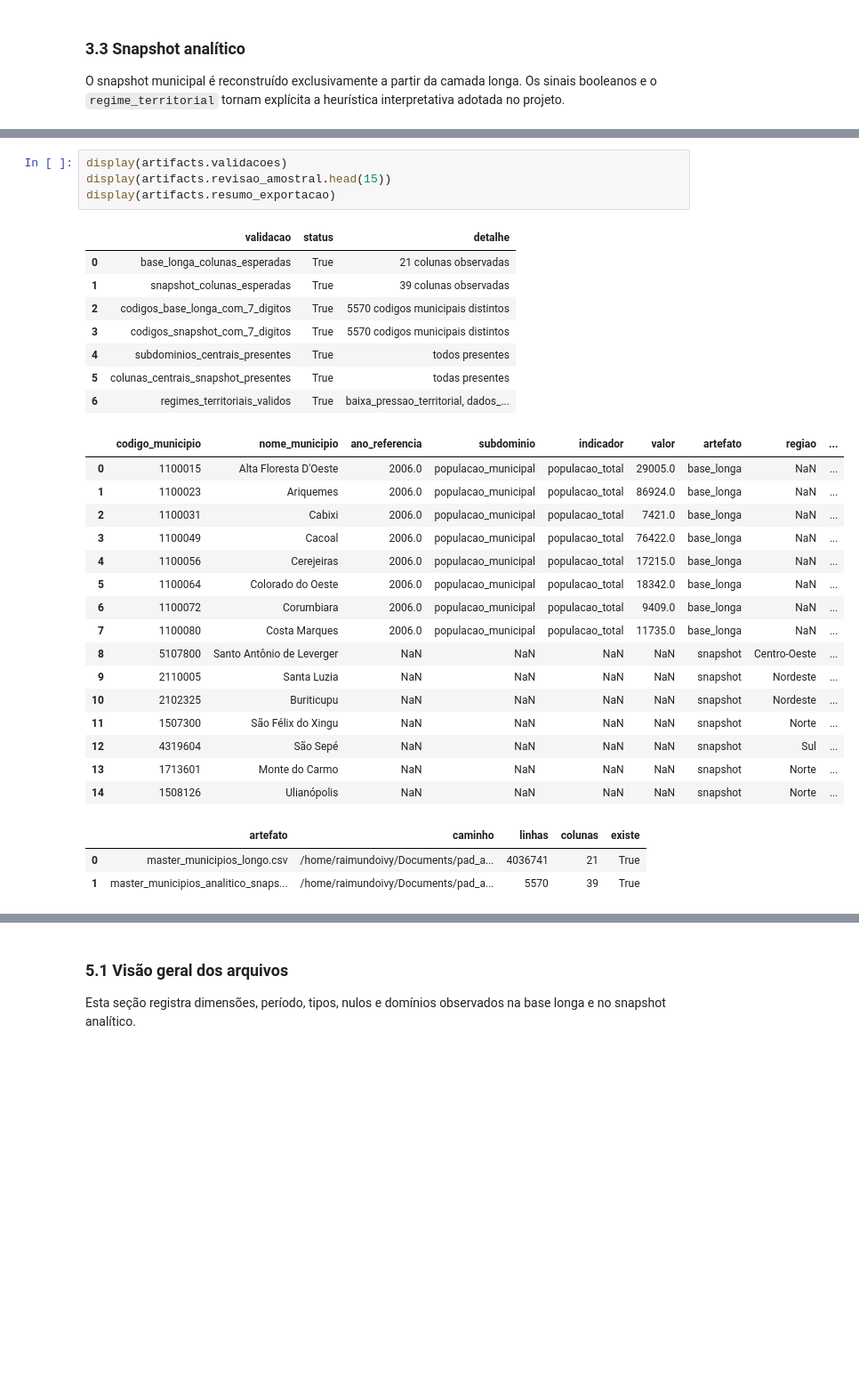
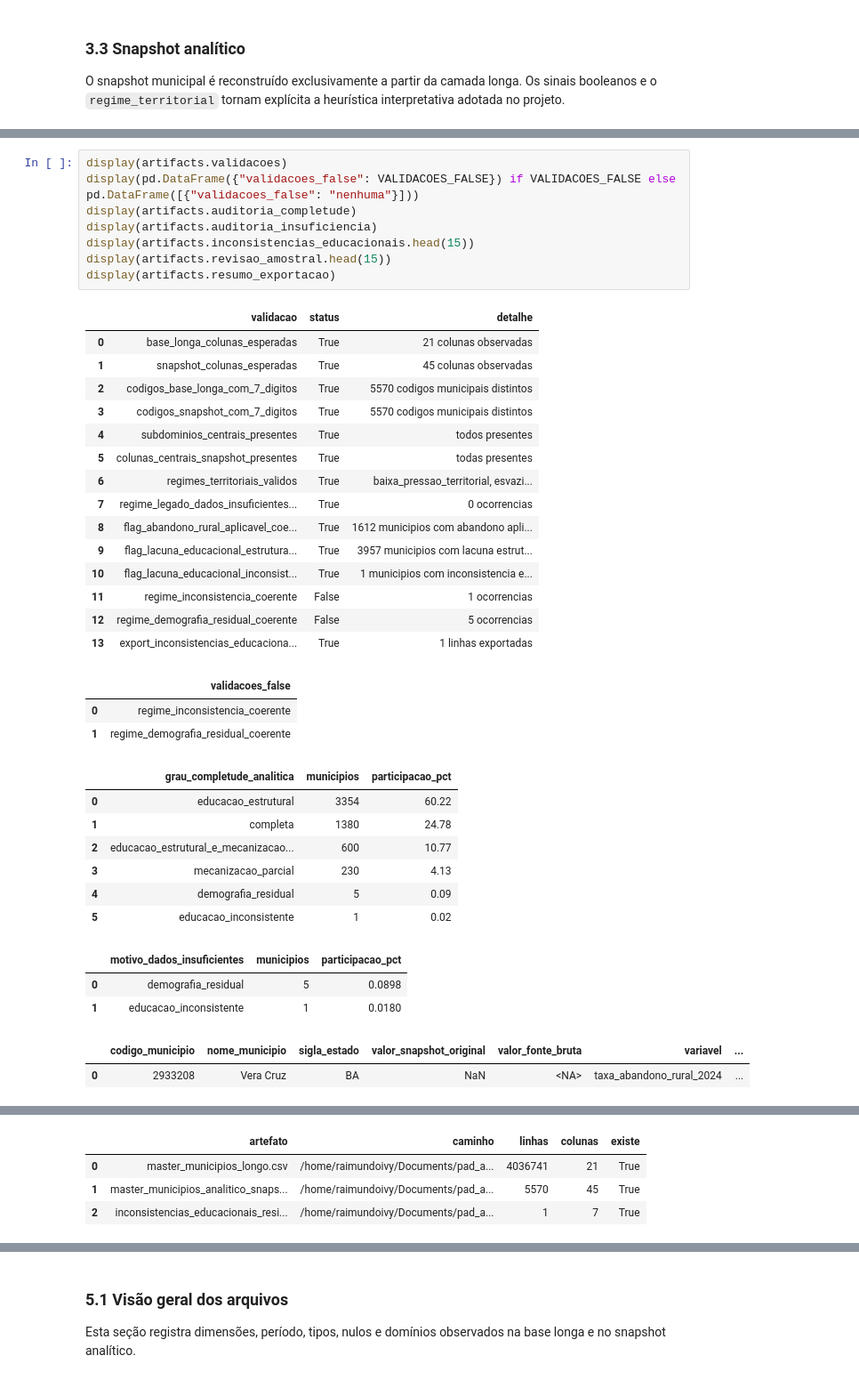
Before and after one commit to Raimundoivy/pad_avaliacao_02, a Jupyter notebook: notebooks/PAD_projeto.ipynb, the cells around one changed output, grey strips where cells are left out. Shown at 89% size. Cells and saved outputs as stored; diff of their text form; blank space fills up the shorter version.

```diff
--- a/notebooks/PAD_projeto.ipynb
+++ b/notebooks/PAD_projeto.ipynb
@@ -498,32 +1189,39 @@ Aqui são verificadas a integridade estrutural, a cobertura mínima dos domínio
 # %%
 display(artifacts.validacoes)
+display(pd.DataFrame({"validacoes_false": VALIDACOES_FALSE}) if VALIDACOES_FALSE else pd.DataFrame([{"validacoes_false": "nenhuma"}]))
+display(artifacts.auditoria_completude)
+display(artifacts.auditoria_insuficiencia)
+display(artifacts.inconsistencias_educacionais.head(15))
 display(artifacts.revisao_amostral.head(15))
 display(artifacts.resumo_exportacao)
 # %% [output]
 |  | validacao | status | detalhe |
 | 0 | base_longa_colunas_esperadas | True | 21 colunas observadas |
-| 1 | snapshot_colunas_esperadas | True | 39 colunas observadas |
+| 1 | snapshot_colunas_esperadas | True | 45 colunas observadas |
 | 2 | codigos_base_longa_com_7_digitos | True | 5570 codigos municipais distintos |
 | 3 | codigos_snapshot_com_7_digitos | True | 5570 codigos municipais distintos |
 | 4 | subdominios_centrais_presentes | True | todos presentes |
 | 5 | colunas_centrais_snapshot_presentes | True | todas presentes |
-| 6 | regimes_territoriais_validos | True | baixa_pressao_territorial, dados_... |
+| 6 | regimes_territoriais_validos | True | baixa_pressao_territorial, esvazi... |
+| 7 | regime_legado_dados_insuficientes... | True | 0 ocorrencias |
+| 8 | flag_abandono_rural_aplicavel_coe... | True | 1612 municipios com abandono apli... |
+| 9 | flag_lacuna_educacional_estrutura... | True | 3957 municipios com lacuna estrut... |
+| 10 | flag_lacuna_educacional_inconsist... | True | 1 municipios com inconsistencia e... |
+| 11 | regime_inconsistencia_coerente | False | 1 ocorrencias |
+| 12 | regime_demografia_residual_coerente | False | 5 ocorrencias |
+| 13 | export_inconsistencias_educaciona... | True | 1 linhas exportadas |
-|  | codigo_municipio | nome_municipio | ano_referencia | subdominio | indicador | valor | artefato | regiao | ... |
-| 0 | 1100015 | Alta Floresta D'Oeste | 2006.0 | populacao_municipal | populacao_total | 29005.0 | base_longa | NaN | ... |
-| 1 | 1100023 | Ariquemes | 2006.0 | populacao_municipal | populacao_total | 86924.0 | base_longa | NaN | ... |
-| 2 | 1100031 | Cabixi | 2006.0 | populacao_municipal | populacao_total | 7421.0 | base_longa | NaN | ... |
-| 3 | 1100049 | Cacoal | 2006.0 | populacao_municipal | populacao_total | 76422.0 | base_longa | NaN | ... |
-| 4 | 1100056 | Cerejeiras | 2006.0 | populacao_municipal | populacao_total | 17215.0 | base_longa | NaN | ... |
-| 5 | 1100064 | Colorado do Oeste | 2006.0 | populacao_municipal | populacao_total | 18342.0 | base_longa | NaN | ... |
-| 6 | 1100072 | Corumbiara | 2006.0 | populacao_municipal | populacao_total | 9409.0 | base_longa | NaN | ... |
-| 7 | 1100080 | Costa Marques | 2006.0 | populacao_municipal | populacao_total | 11735.0 | base_longa | NaN | ... |
-| 8 | 5107800 | Santo Antônio de Leverger | NaN | NaN | NaN | NaN | snapshot | Centro-Oeste | ... |
-| 9 | 2110005 | Santa Luzia | NaN | NaN | NaN | NaN | snapshot | Nordeste | ... |
-| 10 | 2102325 | Buriticupu | NaN | NaN | NaN | NaN | snapshot | Nordeste | ... |
-| 11 | 1507300 | São Félix do Xingu | NaN | NaN | NaN | NaN | snapshot | Norte | ... |
-| 12 | 4319604 | São Sepé | NaN | NaN | NaN | NaN | snapshot | Sul | ... |
-| 13 | 1713601 | Monte do Carmo | NaN | NaN | NaN | NaN | snapshot | Norte | ... |
-| 14 | 1508126 | Ulianópolis | NaN | NaN | NaN | NaN | snapshot | Norte | ... |
+|  | validacoes_false |
+| 0 | regime_inconsistencia_coerente |
+| 1 | regime_demografia_residual_coerente |
-|  | artefato | caminho | linhas | colunas | existe |
-| 0 | master_municipios_longo.csv | /home/raimundoivy/Documents/pad_a... | 4036741 | 21 | True |
-| 1 | master_municipios_analitico_snaps... | /home/raimundoivy/Documents/pad_a... | 5570 | 39 | True |
+|  | grau_completude_analitica | municipios | participacao_pct |
+| 0 | educacao_estrutural | 3354 | 60.22 |
+| 1 | completa | 1380 | 24.78 |
+| 2 | educacao_estrutural_e_mecanizacao... | 600 | 10.77 |
+| 3 | mecanizacao_parcial | 230 | 4.13 |
+| 4 | demografia_residual | 5 | 0.09 |
+| 5 | educacao_inconsistente | 1 | 0.02 |
+|  | motivo_dados_insuficientes | municipios | participacao_pct |
+| 0 | demografia_residual | 5 | 0.0898 |
+| 1 | educacao_inconsistente | 1 | 0.0180 |
+|  | codigo_municipio | nome_municipio | sigla_estado | valor_snapshot_original | valor_fonte_bruta | variavel | ... |
+| 0 | 2933208 | Vera Cruz | BA | NaN | <NA> | taxa_abandono_rural_2024 | ... |
@@ -530 +1244,5 @@ display(artifacts.resumo_exportacao)
+|  | artefato | caminho | linhas | colunas | existe |
+| 0 | master_municipios_longo.csv | /home/raimundoivy/Documents/pad_a... | 4036741 | 21 | True |
+| 1 | master_municipios_analitico_snaps... | /home/raimundoivy/Documents/pad_a... | 5570 | 45 | True |
+| 2 | inconsistencias_educacionais_resi... | /home/raimundoivy/Documents/pad_a... | 1 | 7 | True |
 # %% [markdown]
```
Also changed, not shown: parts of 29 cells of this notebook.
